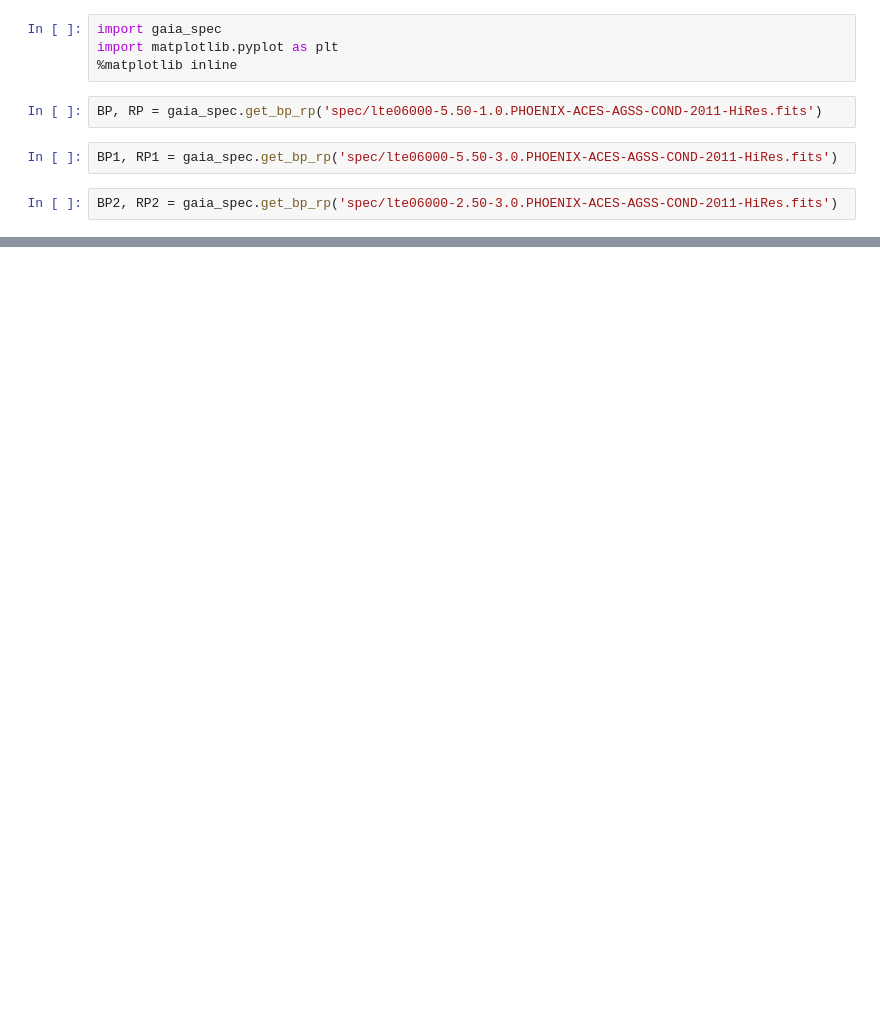
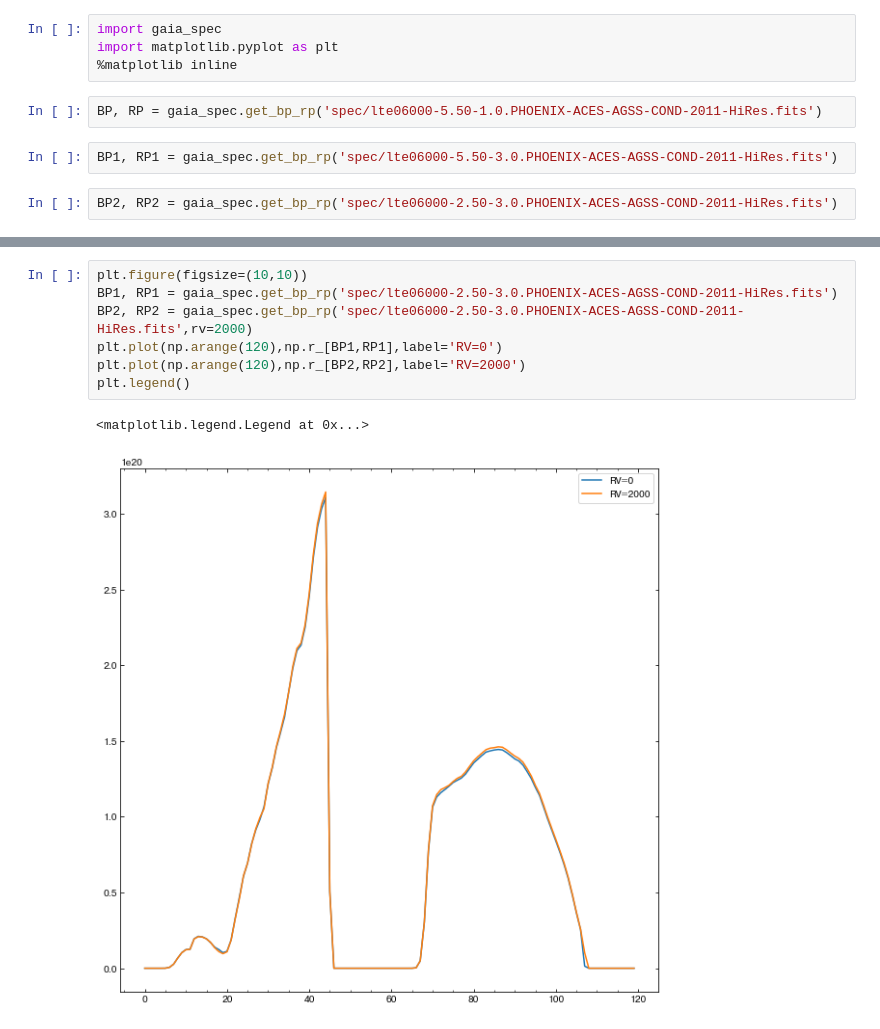
Before and after one commit to segasai/gaia_bprp_sim, a Jupyter notebook: BPRP.ipynb, the cells around one changed output, grey strips where cells are left out. Cells and saved outputs as stored; diff of their text form; blank space fills up the shorter version.

```diff
--- a/BPRP.ipynb
+++ b/BPRP.ipynb
@@ -19,0 +23,10 @@ plt.legend()
+# %%
+plt.figure(figsize=(10,10))
+BP1, RP1 = gaia_spec.get_bp_rp('spec/lte06000-2.50-3.0.PHOENIX-ACES-AGSS-COND-2011-HiRes.fits')
+BP2, RP2 = gaia_spec.get_bp_rp('spec/lte06000-2.50-3.0.PHOENIX-ACES-AGSS-COND-2011-HiRes.fits',rv=2000)
+plt.plot(np.arange(120),np.r_[BP1,RP1],label='RV=0')
+plt.plot(np.arange(120),np.r_[BP2,RP2],label='RV=2000')
+plt.legend()
+# %% [output]
+<matplotlib.legend.Legend at 0x...>
+[figure, added]
```
Also changed, not shown: parts of 3 cells of this notebook.
